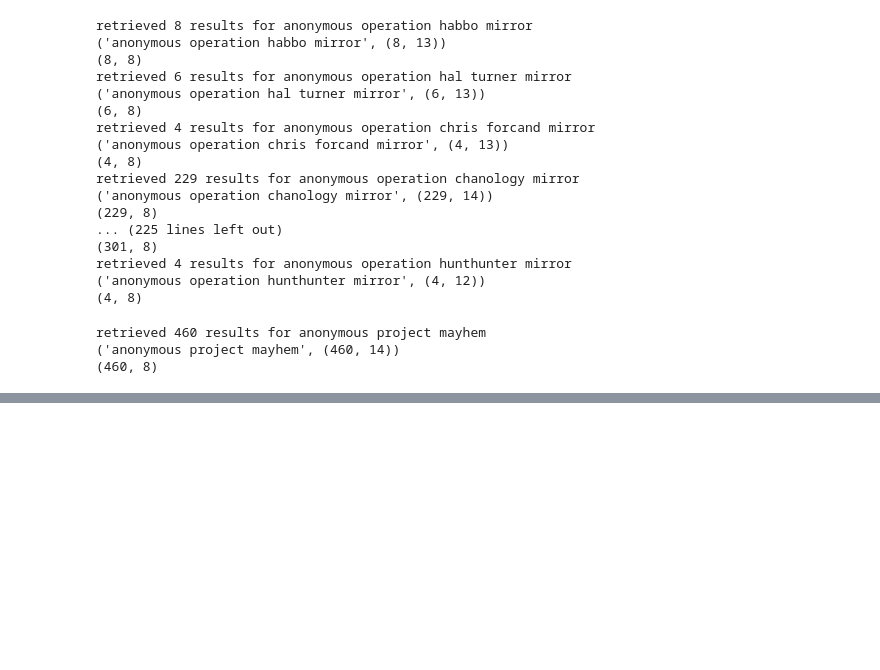
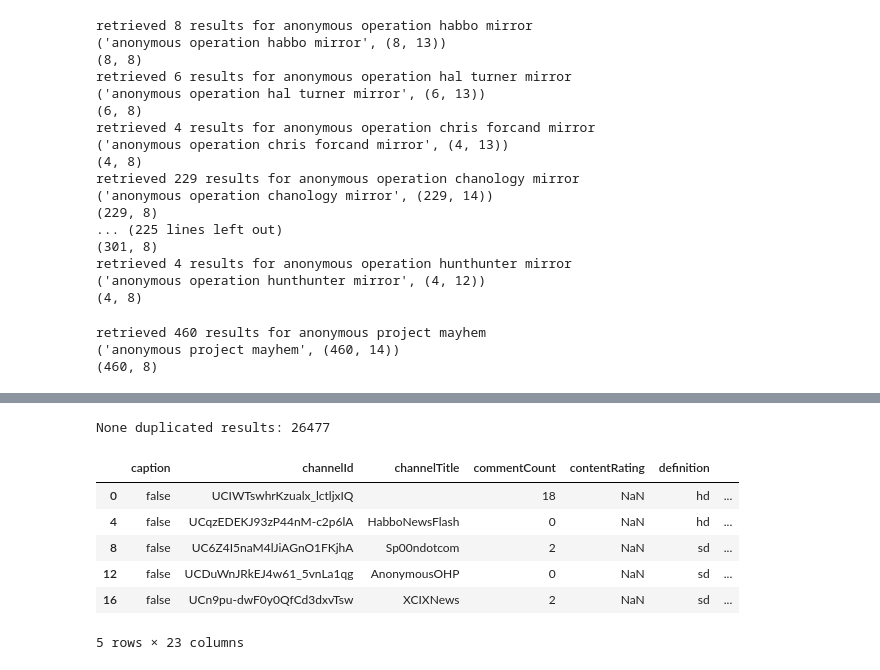
Before and after one commit to rian39/mirroring, a Jupyter notebook: Operations_data.ipynb, the cells around one changed output, grey strips where cells are left out. Saved outputs shown, nothing was run; the diff lists cells and outputs as text; code cells hidden in the pictures; blank space fills up the shorter version.

```diff
--- a/Operations_data.ipynb
+++ b/Operations_data.ipynb
@@ -136,0 +166,15 @@ List of titles shows that data still needs cleaning. How to clean out all these
+# %%
+ops_no_dups = ops_df.drop_duplicates(cols = ['publishedAt', 'videoId'])
+print('None duplicated results: %d' % ops_no_dups.shape[0])
+# %% [output]
+None duplicated results: 26477
+# %%
+ops_no_dups.head()
+# %% [output]
+|  | caption | channelId | channelTitle | commentCount | contentRating | definition |  |
+| 0 | false | UCIWTswhrKzualx_lctljxIQ |  | 18 | NaN | hd | ... |
+| 4 | false | UCqzEDEKJ93zP44nM-c2p6lA | HabboNewsFlash | 0 | NaN | hd | ... |
+| 8 | false | UC6Z4I5naM4lJiAGnO1FKjhA | Sp00ndotcom | 2 | NaN | sd | ... |
+| 12 | false | UCDuWnJRkEJ4w61_5vnLa1qg | AnonymousOHP | 0 | NaN | sd | ... |
+| 16 | false | UCn9pu-dwF0y0QfCd3dxvTsw | XCIXNews | 2 | NaN | sd | ... |
+5 rows × 23 columns
```
Also changed, not shown: parts of 44 cells of this notebook, 12 other files.
